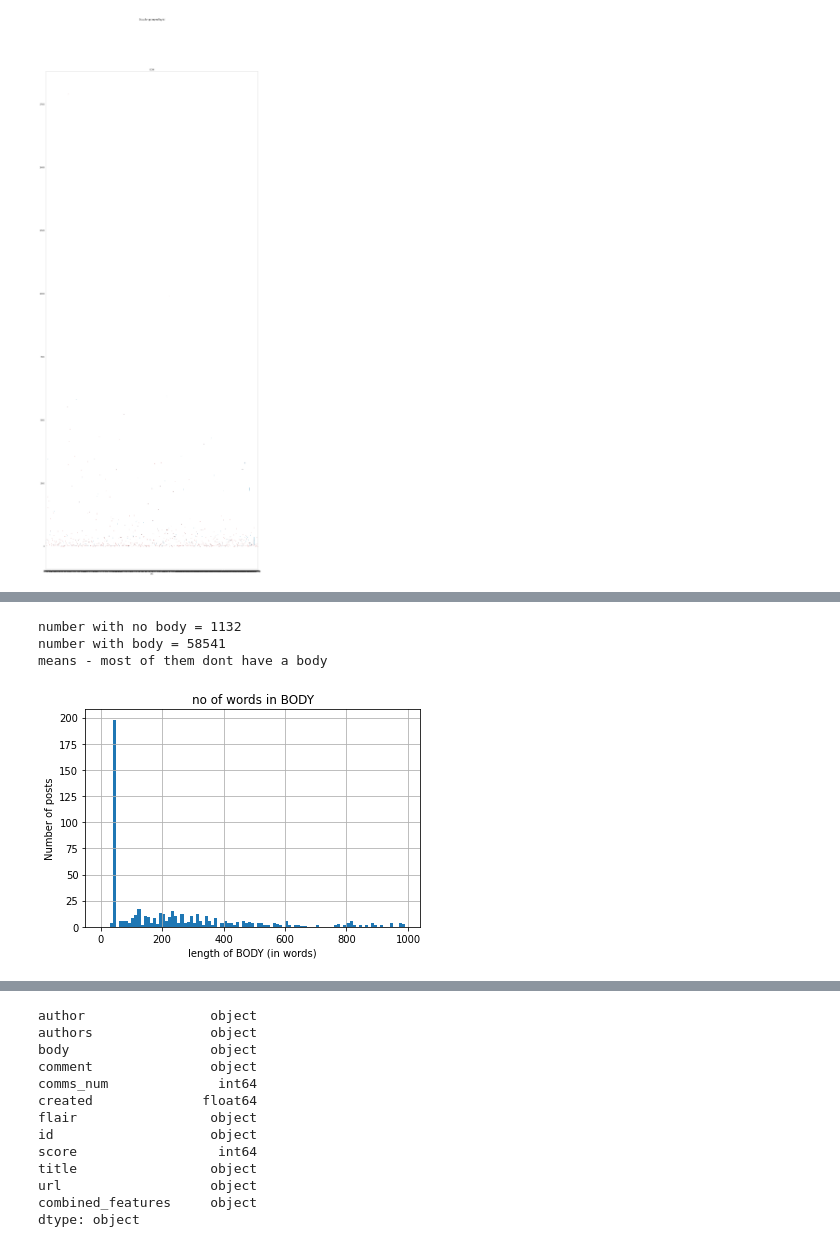
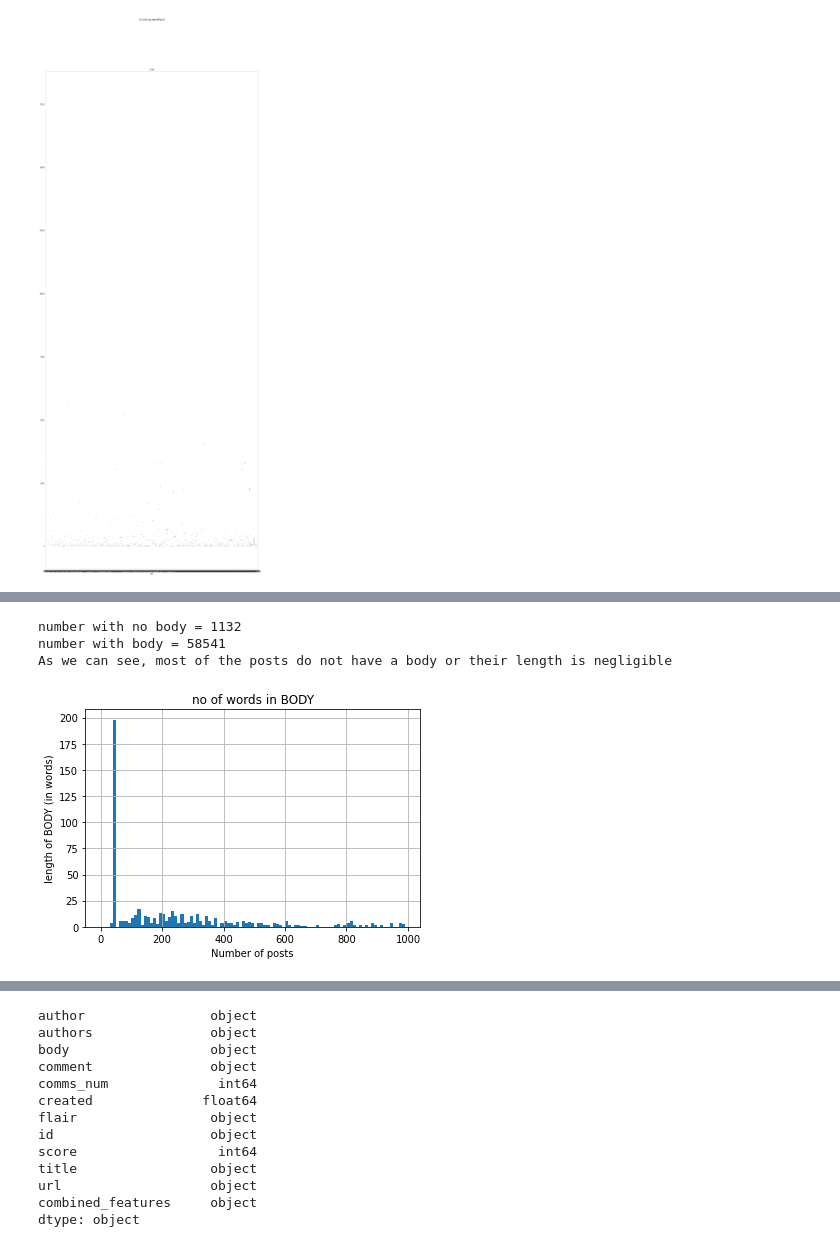
Before and after one commit to bopopescu/Reddit-Flair-Detection, a Jupyter notebook: Jupyter Notebooks/exploratory_data_analysis.ipynb, the cells around one changed output, grey strips where cells are left out. Saved outputs shown, nothing was run; the diff lists cells and outputs as text; code cells hidden in the pictures.

```diff
--- a/Jupyter Notebooks/exploratory_data_analysis.ipynb
+++ b/Jupyter Notebooks/exploratory_data_analysis.ipynb
@@ -294,24 +336,24 @@ Text(0, 0.5, 'Number of posts')
 # %%
 
 
 # distribution of no. of words in body
 print("number with no body =",df['body'].isnull().sum())
 print("number with body =",59673 - df['body'].isnull().sum())
 
 
 temp = df.body.str.len()
 temp.hist(bins = np.arange(0,1000,10))
 plt.title("no of words in BODY")
-plt.xlabel("length of BODY (in words)")
-plt.ylabel("Number of posts")
+plt.xlabel("Number of posts")
+plt.ylabel("length of BODY (in words)")
 
 
-print("means - most of them dont have a body")
+print("As we can see, most of the posts do not have a body or their length is negligible")
 # %% [output]
 number with no body = 1132
 number with body = 58541
-means - most of them dont have a body
+As we can see, most of the posts do not have a body or their length is negligible
-[figure, old version]
+[figure, new version]
 # %%
 # distribution of no. of words in body
 
```
Also changed, not shown: parts of 41 cells of this notebook.
